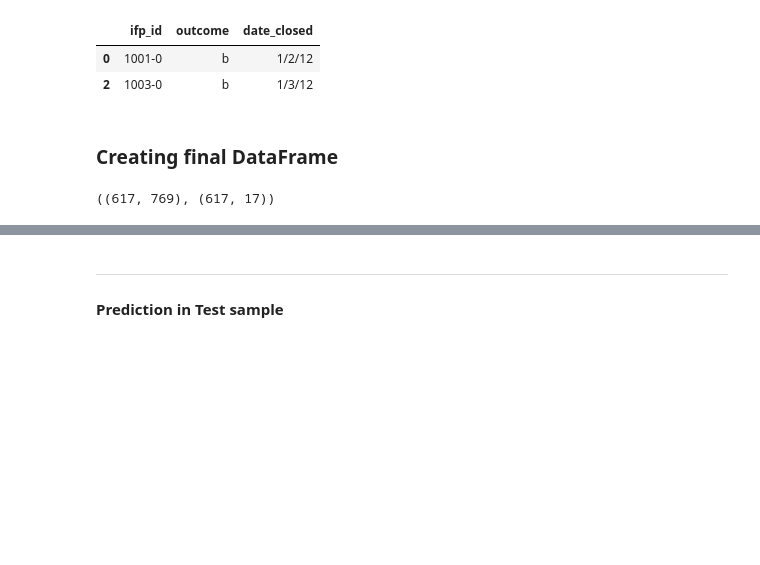
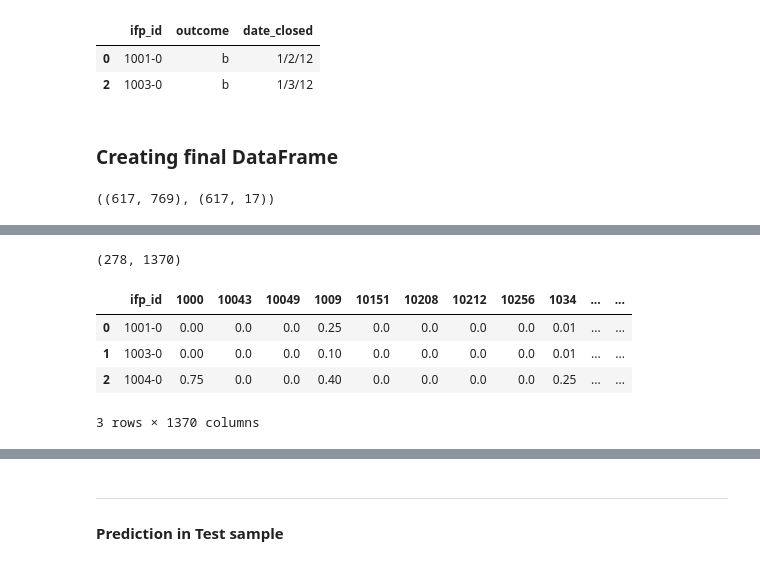
Before and after one commit to MKurseev/master_thesis, a Jupyter notebook: main_file.ipynb, the cells around one changed output, grey strips where cells are left out. Cells and saved outputs as stored; diff of their text form; code cells hidden in the pictures; blank space fills up the shorter version.

```diff
--- a/main_file.ipynb
+++ b/main_file.ipynb
@@ -303,0 +165,5 @@ AttributeError: 'GridSearchCV' object has no attribute 'cv_results_'
+# %%
+temp = master_data.groupby('user_id',as_index=False).ifp_id.count()
+ids_more_50_q = temp.query('ifp_id > 50')[['user_id']]
+
+expert_inputs = master_data.merge(ids_more_50_q).pivot(index = "ifp_id", columns = "user_id", values = "value").fillna(0)
@@ -303,0 +180,29 @@ AttributeError: 'GridSearchCV' object has no attribute 'cv_results_'
+# %%
+final_ans_wo_text = pd.merge(expert_inputs, event_outcomes, on="ifp_id")
+
+embedding_pca_df_ = embedding_pca_df.merge(event_outcomes[['ifp_id']], on='ifp_id', how='inner')
+final_ans_with_text = pd.DataFrame(expert_inputs.values)
+
+cross_cols = embedding_pca_df_.drop('ifp_id', axis=1).shape[1]
+for i in range(cross_cols):
+    temp = pd.DataFrame(expert_inputs.reset_index().drop('ifp_id', axis=1).T.values * embedding_pca_df_[i].values).T
+    final_ans_with_text = pd.concat([final_ans_with_text, temp],axis=1)
+
+final_ans_with_text['ifp_id'] = event_outcomes['ifp_id']
+final_ans_with_text = pd.merge(final_ans_with_text, event_outcomes, on="ifp_id")
+
+
+q_year = user_answers[['ifp_id', 'year']].drop_duplicates('ifp_id')
+
+final_ans_wo_text = final_ans_wo_text.merge(q_year, on='ifp_id', how='inner')
+final_ans_with_text = final_ans_with_text.merge(q_year, on='ifp_id', how='inner')
+# %%
+print(final_ans_wo_text.shape)
+final_ans_wo_text.head(3)
+# %% [output]
+(278, 1370)
+|  | ifp_id | 1000 | 10043 | 10049 | 1009 | 10151 | 10208 | 10212 | 10256 | 1034 | ... | ... |
+| 0 | 1001-0 | 0.00 | 0.0 | 0.0 | 0.25 | 0.0 | 0.0 | 0.0 | 0.0 | 0.01 | ... | ... |
+| 1 | 1003-0 | 0.00 | 0.0 | 0.0 | 0.10 | 0.0 | 0.0 | 0.0 | 0.0 | 0.01 | ... | ... |
+| 2 | 1004-0 | 0.75 | 0.0 | 0.0 | 0.40 | 0.0 | 0.0 | 0.0 | 0.0 | 0.25 | ... | ... |
+3 rows × 1370 columns
```
Also changed, not shown: parts of 58 cells of this notebook.
